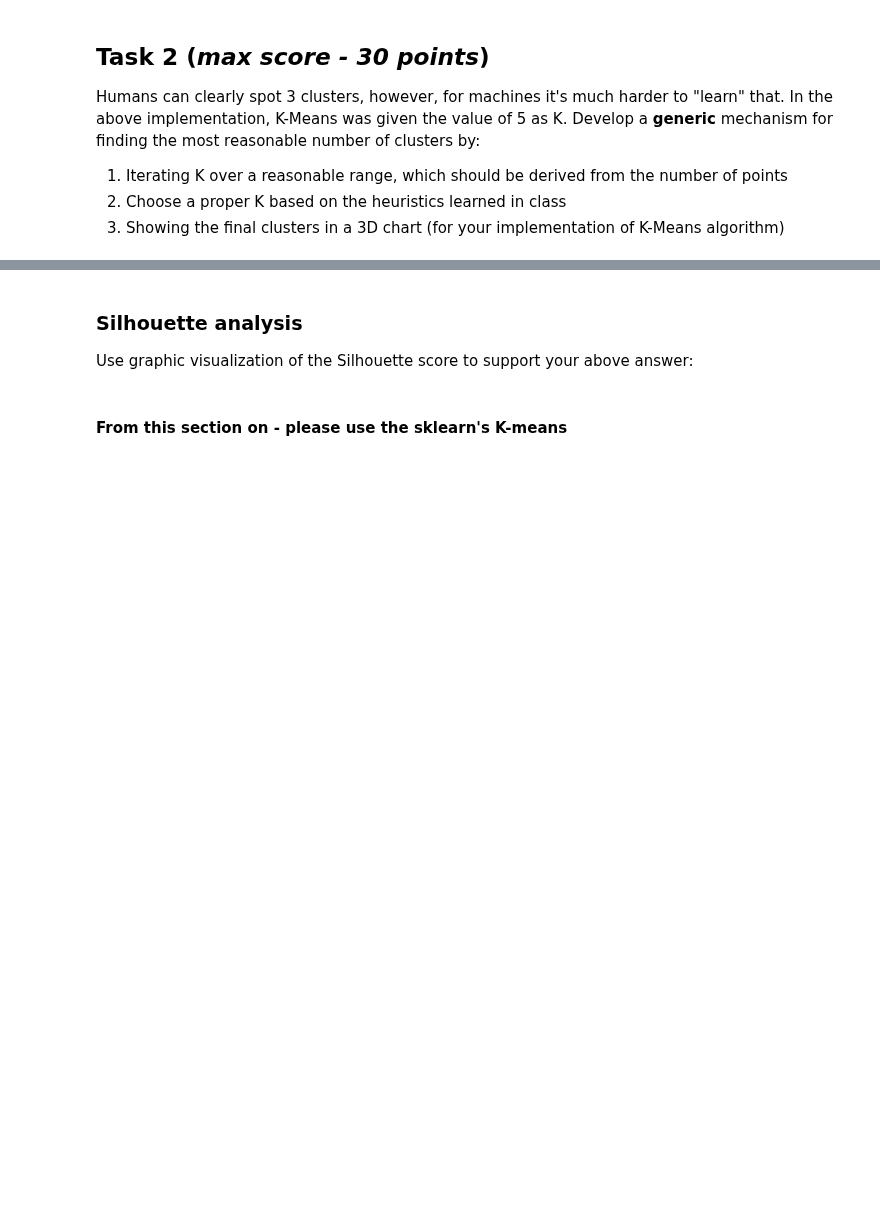
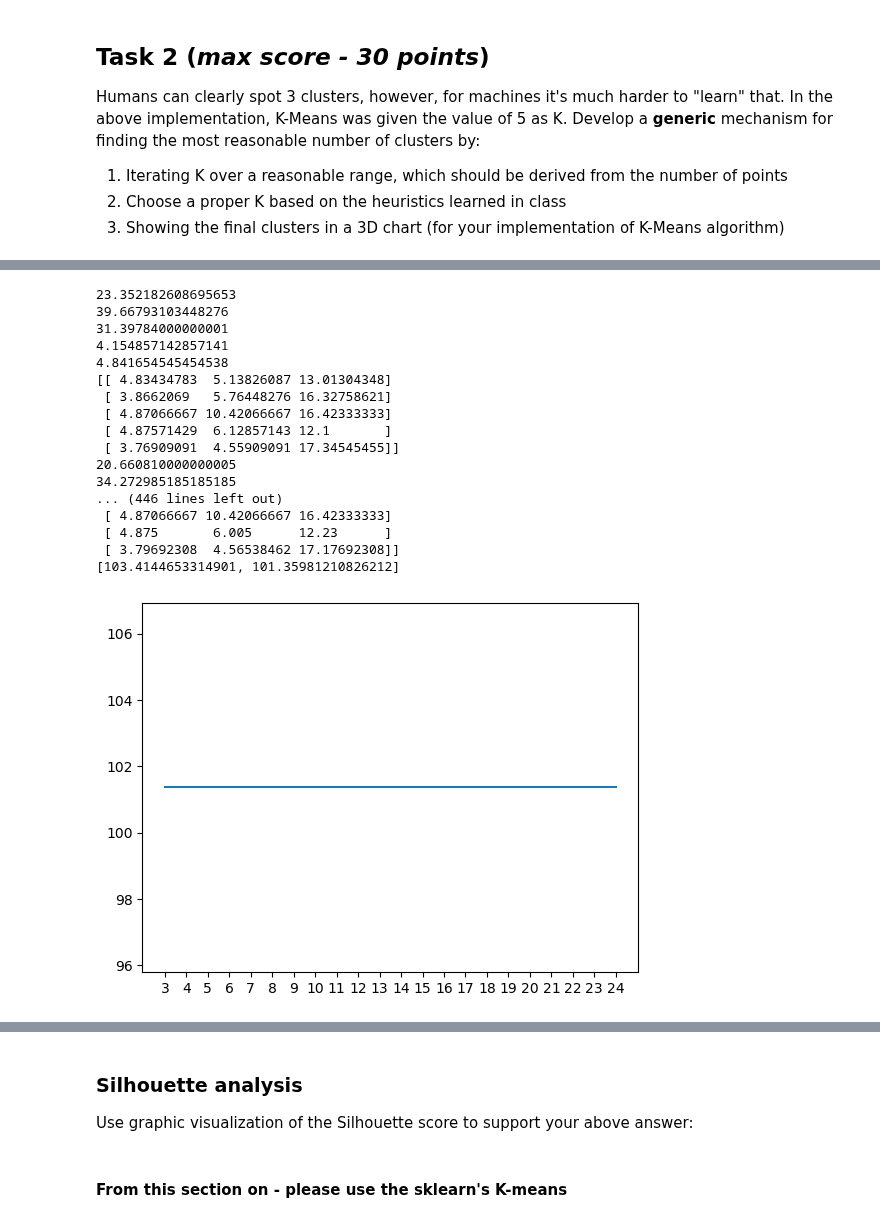
Before and after one commit to tryko/y_data_Itay_asaf_, a Jupyter notebook: Unsupervised_Learning/week_1/HW1_Clustering_Itay.ipynb, the cells around one changed output, grey strips where cells are left out. Saved outputs shown, nothing was run; the diff lists cells and outputs as text; code cells hidden in the pictures; blank space fills up the shorter version.

```diff
--- a/Unsupervised_Learning/week_1/HW1_Clustering_Itay.ipynb
+++ b/Unsupervised_Learning/week_1/HW1_Clustering_Itay.ipynb
@@ -272,0 +367,7 @@ Develop a **generic** mechanism for finding the most reasonable number of cluste
+# %%
+WCSS_ls = []
+
+km = K_means(k=5)
+km.fit(EMR3d1)
+WCSS_ls.append(np.abs(km.WCSS_ls[-1]))
+print(km.WCSS_ls)
@@ -272,0 +396,36 @@ Develop a **generic** mechanism for finding the most reasonable number of cluste
+# %%
+# Add your code for task2 after this line, and keep it in this cell.
+
+k_values = int(EMR3d1.shape[0]/4)
+starting_k = 3
+WCSS_ls = []
+
+for k in range(starting_k,k_values):
+    km = K_means(k=k)
+    km.fit(EMR3d1)
+    WCSS_ls.append(np.abs(km.WCSS_ls[-1]))
+    print(km.WCSS_ls)
+
+
+
+plt.plot(range(starting_k,k_values), WCSS_ls)
+plt.xticks(range(starting_k,k_values));
+# %% [output]
+23.352182608695653
+39.66793103448276
+31.39784000000001
+4.154857142857141
+4.841654545454538
+[[ 4.83434783  5.13826087 13.01304348]
+ [ 3.8662069   5.76448276 16.32758621]
+ [ 4.87066667 10.42066667 16.42333333]
+ [ 4.87571429  6.12857143 12.1       ]
+ [ 3.76909091  4.55909091 17.34545455]]
+20.660810000000005
+34.272985185185185
+... (446 lines left out)
+ [ 4.87066667 10.42066667 16.42333333]
+ [ 4.875       6.005      12.23      ]
+ [ 3.79692308  4.56538462 17.17692308]]
+[103.4144653314901, 101.35981210826212]
+[figure, added]
```
Also changed, not shown: parts of 11 cells of this notebook.
